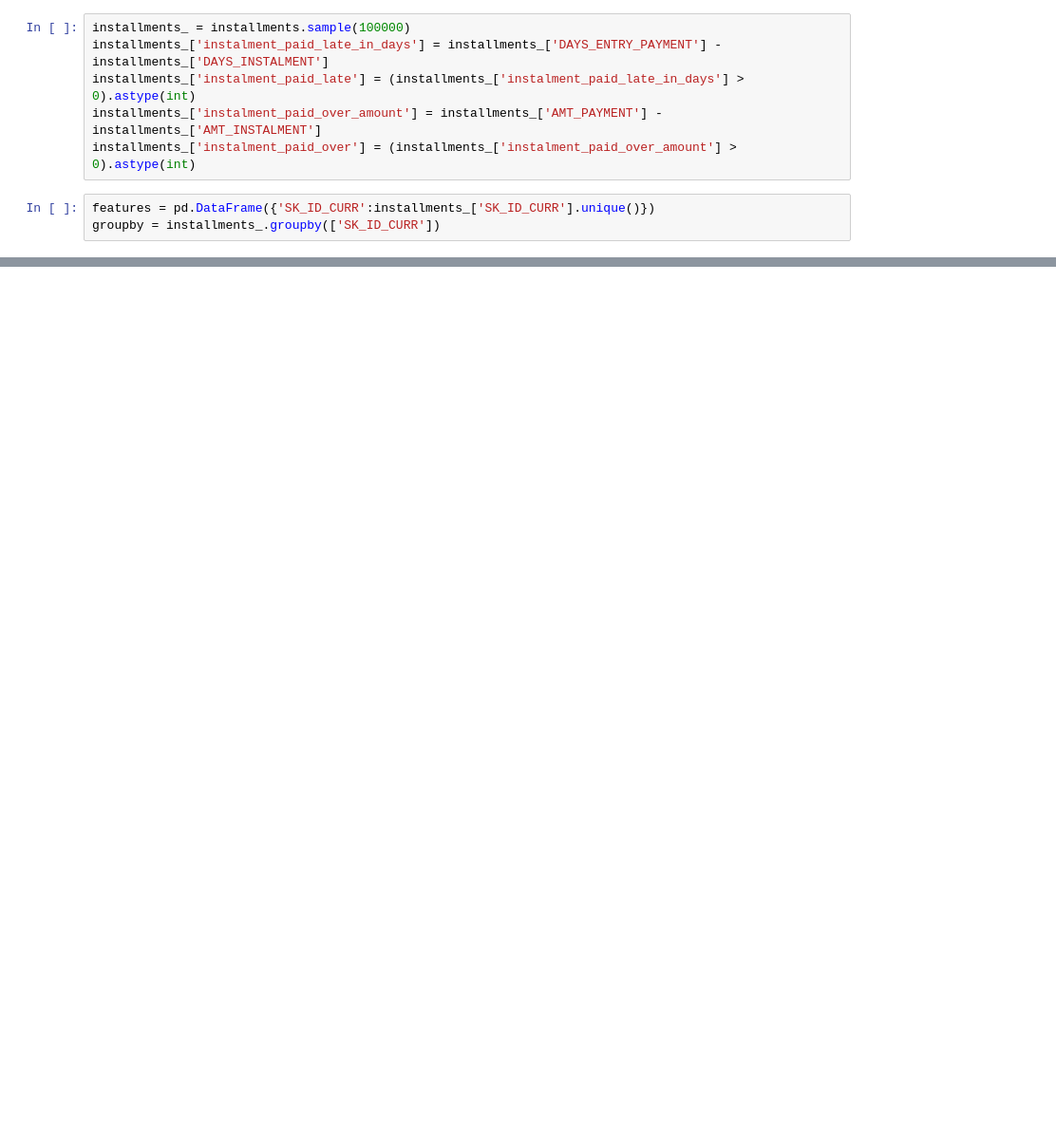
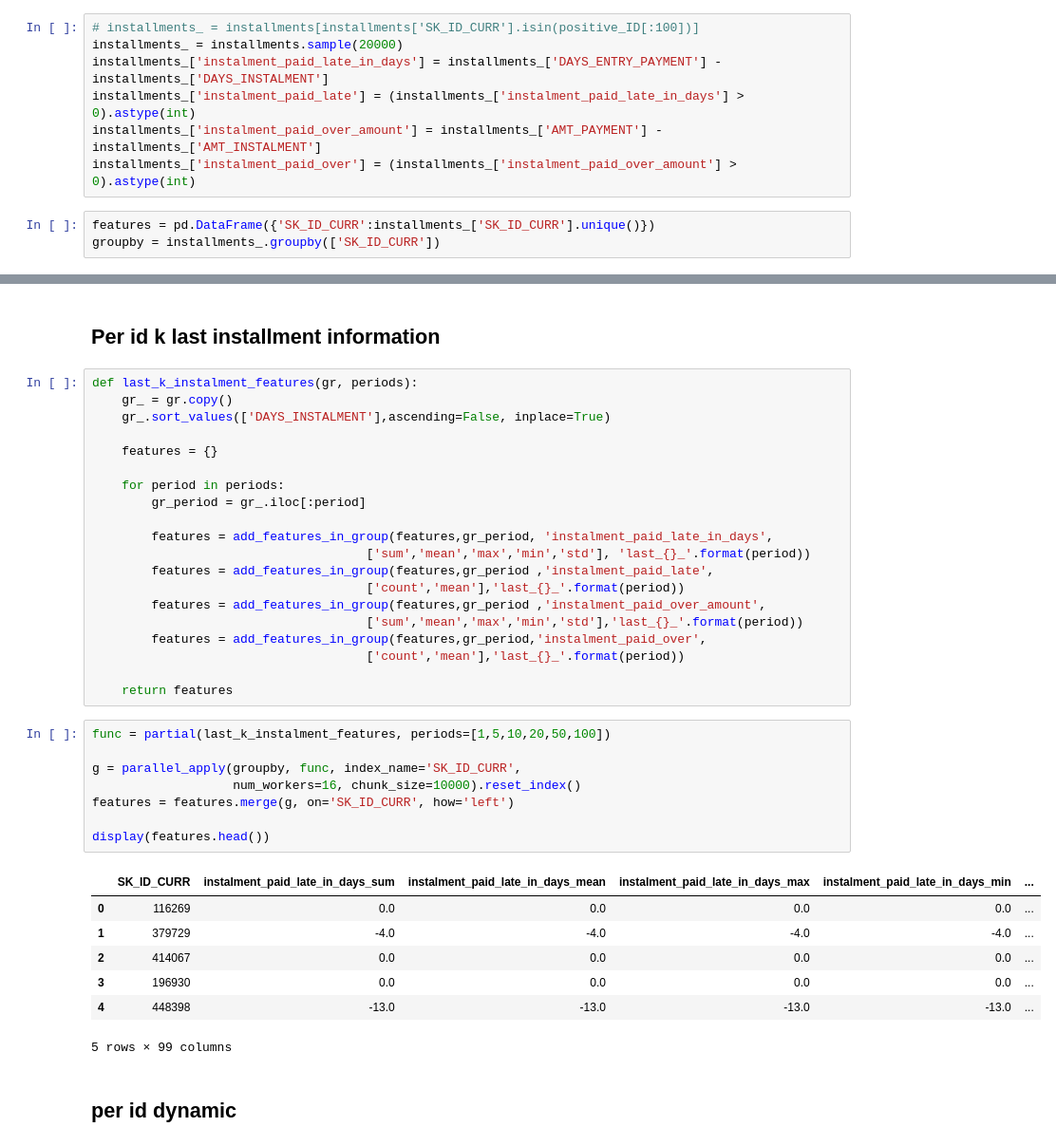
Before and after one commit to minerva-ml/open-solution-home-credit, a Jupyter notebook: notebooks/eda-installments.ipynb, the cells around one changed output, grey strips where cells are left out. Shown at 95% size. Drawn from its saved outputs; the diff is of its cells as text; blank space fills up the shorter version.

Commit message:
added dynamic-trend features

```diff
--- a/notebooks/eda-installments.ipynb
+++ b/notebooks/eda-installments.ipynb
@@ -79,7 +95,8 @@ installments_one = installments[installments['SK_ID_CURR']==328162]
 # %%
 installments_one.sort_values(['DAYS_INSTALMENT'],ascending=False).head(10)
 # %%
-installments_ = installments.sample(100000)
+# installments_ = installments[installments['SK_ID_CURR'].isin(positive_ID[:100])]
+installments_ = installments.sample(20000)
 installments_['instalment_paid_late_in_days'] = installments_['DAYS_ENTRY_PAYMENT'] - installments_['DAYS_INSTALMENT']
 installments_['instalment_paid_late'] = (installments_['instalment_paid_late_in_days'] > 0).astype(int)
 installments_['instalment_paid_over_amount'] = installments_['AMT_PAYMENT'] - installments_['AMT_INSTALMENT']
@@ -145,0 +132,40 @@ display(features.head())
+# %% [markdown]
+## Per id k last installment information
+# %%
+def last_k_instalment_features(gr, periods):
+    gr_ = gr.copy()
+    gr_.sort_values(['DAYS_INSTALMENT'],ascending=False, inplace=True)
+
+    features = {}
+
+    for period in periods:
+        gr_period = gr_.iloc[:period]
+
+        features = add_features_in_group(features,gr_period, 'instalment_paid_late_in_days',
+                                     ['sum','mean','max','min','std'], 'last_{}_'.format(period))
+        features = add_features_in_group(features,gr_period ,'instalment_paid_late',
+                                     ['count','mean'],'last_{}_'.format(period))
+        features = add_features_in_group(features,gr_period ,'instalment_paid_over_amount',
+                                     ['sum','mean','max','min','std'],'last_{}_'.format(period))
+        features = add_features_in_group(features,gr_period,'instalment_paid_over',
+                                     ['count','mean'],'last_{}_'.format(period))
+
+    return features
+# %%
+func = partial(last_k_instalment_features, periods=[1,5,10,20,50,100])
+
+g = parallel_apply(groupby, func, index_name='SK_ID_CURR',
+                   num_workers=16, chunk_size=10000).reset_index()
+features = features.merge(g, on='SK_ID_CURR', how='left')
+
+display(features.head())
+# %% [output]
+|  | SK_ID_CURR | instalment_paid_late_in_days_sum | instalment_paid_late_in_days_mean | instalment_paid_late_in_days_max | instalment_paid_late_in_days_min | ... |
+| 0 | 116269 | 0.0 | 0.0 | 0.0 | 0.0 | ... |
+| 1 | 379729 | -4.0 | -4.0 | -4.0 | -4.0 | ... |
+| 2 | 414067 | 0.0 | 0.0 | 0.0 | 0.0 | ... |
+| 3 | 196930 | 0.0 | 0.0 | 0.0 | 0.0 | ... |
+| 4 | 448398 | -13.0 | -13.0 | -13.0 | -13.0 | ... |
+5 rows × 99 columns
+# %% [markdown]
+## per id dynamic
```
Also changed, not shown: parts of 13 cells of this notebook, 4 other files.
